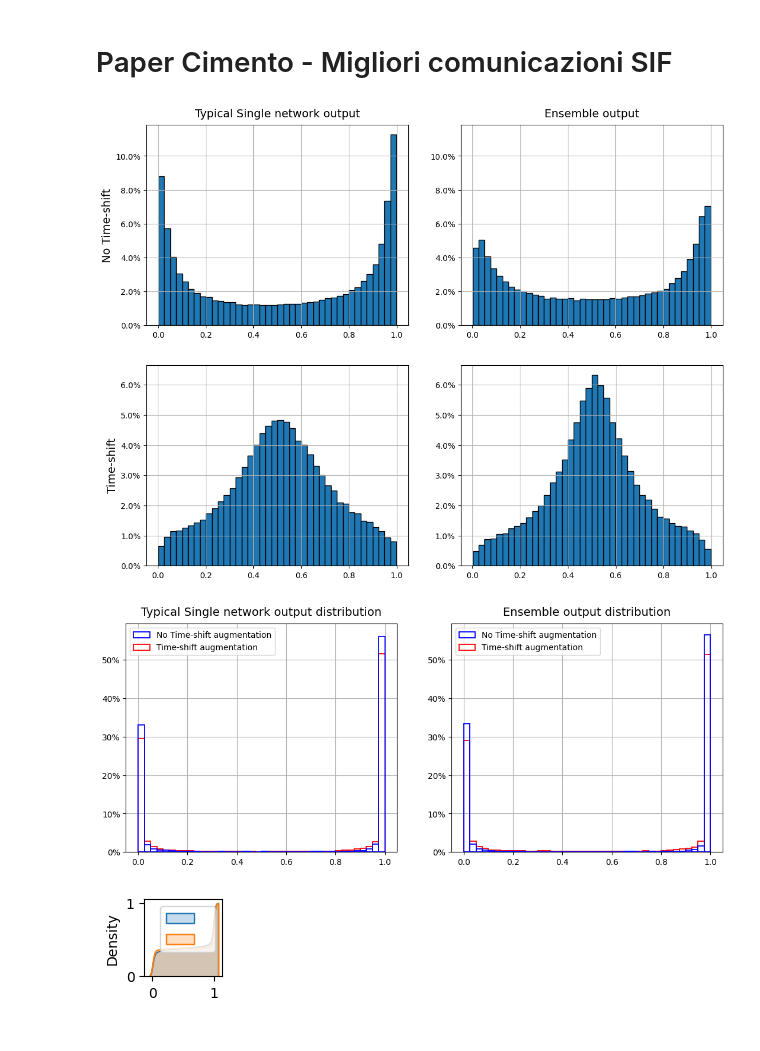
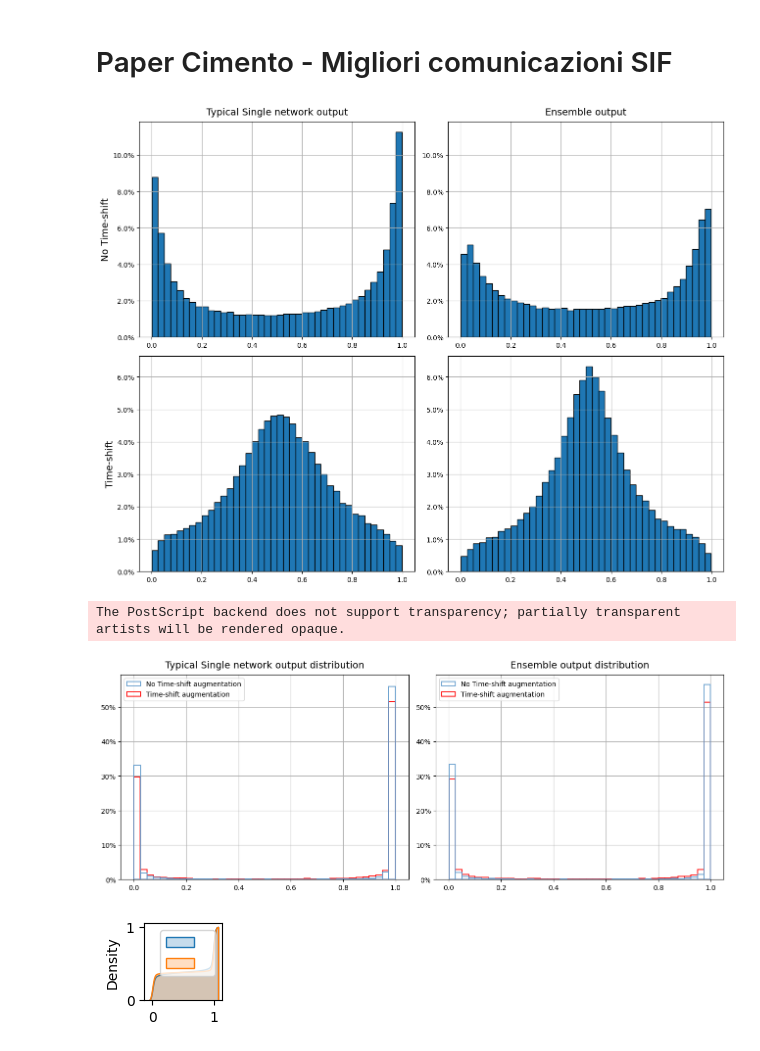
Before and after one commit to Nemenick/primoprogetto, a Jupyter notebook: Codici/_Predizioni_bag_plot.ipynb, the cells around one changed output. Cells and saved outputs as stored; diff of their text form; code cells hidden in the pictures.

```diff
--- a/Codici/_Predizioni_bag_plot.ipynb
+++ b/Codici/_Predizioni_bag_plot.ipynb
@@ -655,16 +655,22 @@ axi[0][1].yaxis.set_major_formatter(PercentFormatter(1))
 axi[0][0].yaxis.set_major_formatter(PercentFormatter(1))
 axi[1][1].yaxis.set_major_formatter(PercentFormatter(1))
 axi[1][0].yaxis.set_major_formatter(PercentFormatter(1))
-#plt.savefig(f"/home/silvia/Desktop/Immagini/{namepng}.png",dpi=300)
+plt.tight_layout()
+plt.savefig(f"/home/silvia/Desktop/Immagini/SIF_cimento/{namepng}.eps",dpi=300)
 # %% [output]
-[figure, old version]
+[figure, new version]
 # %%
 # time vs no time
 import pandas as pd
 import numpy as np
 from matplotlib.ticker import PercentFormatter
 import matplotlib.pyplot as plt
+#lblu = "blue"
+#lred = "#ff656b"
 
+lblu = "#a5c6e2"
+lblu = "#619bcc"
+lred = "red"
 binn = 40
 
 nome1 = "Predizioni_Instance_New_pol_shift_0_More_1"
@@ -678,39 +684,41 @@ pat16 = f"/home/silvia/Documents/GitHub/primoprogetto/Codici/Tentativi/More_16/{
 datapd1 = pd.read_csv(pat1)
 datapd1 = datapd1.drop("traccia", axis=1)
 datapd1 = datapd1.drop("y_Mano", axis=1)
 mean1 = datapd1.mean(axis=1)
 
 datapd16 = pd.read_csv(pat16)
 datapd16 = datapd16.drop("traccia", axis=1)
 datapd16 = datapd16.drop("y_Mano", axis=1)
 mean16 = datapd16.mean(axis=1)
 l=1.3
 fig, axi = plt.subplots(1,2, figsize=(13,5))
 
-mean1.hist(bins=binn, edgecolor="blue",   ax=axi[1],weights=np.ones(len(mean1)) / len(mean1),facecolor="None",zorder=5,label="No Time-shift augmentation",linewidth=l)
-mean16.hist(bins=binn, edgecolor="red",   ax=axi[1],weights=np.ones(len(mean1)) / len(mean1),facecolor="None",zorder=4,label="Time-shift augmentation",linewidth=l)
+mean1.hist(bins=binn, edgecolor=lblu,   ax=axi[1],weights=np.ones(len(mean1)) / len(mean1),facecolor="None",zorder=5,label="No Time-shift augmentation",linewidth=l)
+mean16.hist(bins=binn, edgecolor=lred,   ax=axi[1],weights=np.ones(len(mean1)) / len(mean1),facecolor="None",zorder=4,label="Time-shift augmentation",linewidth=l)
 
 
-datapd1["y_predict1"].hist(bins=binn, edgecolor="blue",   ax=axi[0],weights=np.ones(len(mean1)) / len(mean1),facecolor="None",zorder=5,label="No Time-shift augmentation",linewidth=l)
-datapd16["y_predict3"].hist(bins=binn, edgecolor="red",   ax=axi[0],weights=np.ones(len(mean1)) / len(mean1),facecolor="None",zorder=4,label="Time-shift augmentation",linewidth=l)
+datapd1["y_predict1"].hist(bins=binn, edgecolor=lblu,   ax=axi[0],weights=np.ones(len(mean1)) / len(mean1),facecolor="None",zorder=5,label="No Time-shift augmentation",linewidth=l)
+datapd16["y_predict3"].hist(bins=binn, edgecolor=lred,   ax=axi[0],weights=np.ones(len(mean1)) / len(mean1),facecolor="None",zorder=4,label="Time-shift augmentation",linewidth=l)
 
 
 axi[0].set_ylim([0,axi[1].set_ylim()[1]])
 
 axi[0].set_title("Typical Single network output distribution", wrap=True, loc="center", fontsize=14,pad=10)
 axi[1].set_title("Ensemble output distribution", loc="center", fontsize=14,wrap=True, pad=10)
 
 
 #fig.suptitle(f"{title} ", fontsize=14, fontweight='bold')
 
 axi[0].yaxis.set_major_formatter(PercentFormatter(1))
 
 axi[1].yaxis.set_major_formatter(PercentFormatter(1))
 axi[1].legend()
 axi[0].legend()
-plt.savefig("/home/silvia/Desktop/Immagini/SIF_cimento/Polarity_Instance.png", dpi=200)
+plt.tight_layout()
+plt.savefig("/home/silvia/Desktop/Immagini/SIF_cimento/Polarity_Instance.eps", dpi=300)
 # %% [output]
+The PostScript backend does not support transparency; partially transparent artists will be rendered opaque.
-[figure, old version]
+[figure, new version]
 # %%
 import math
 def round_half_up(n, decimals=3):
```
Also changed, not shown: parts of 1 cell of this notebook, 5 other files.
